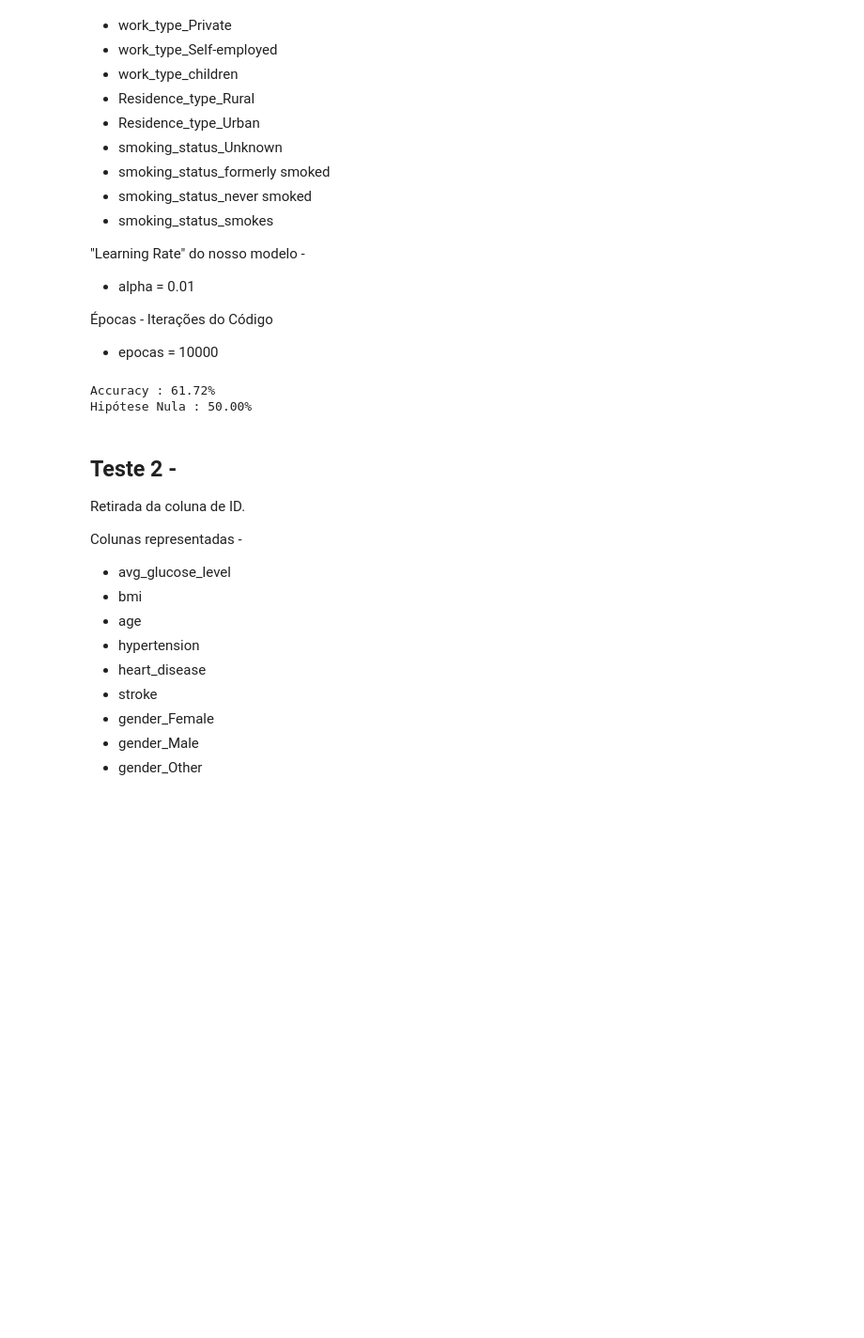
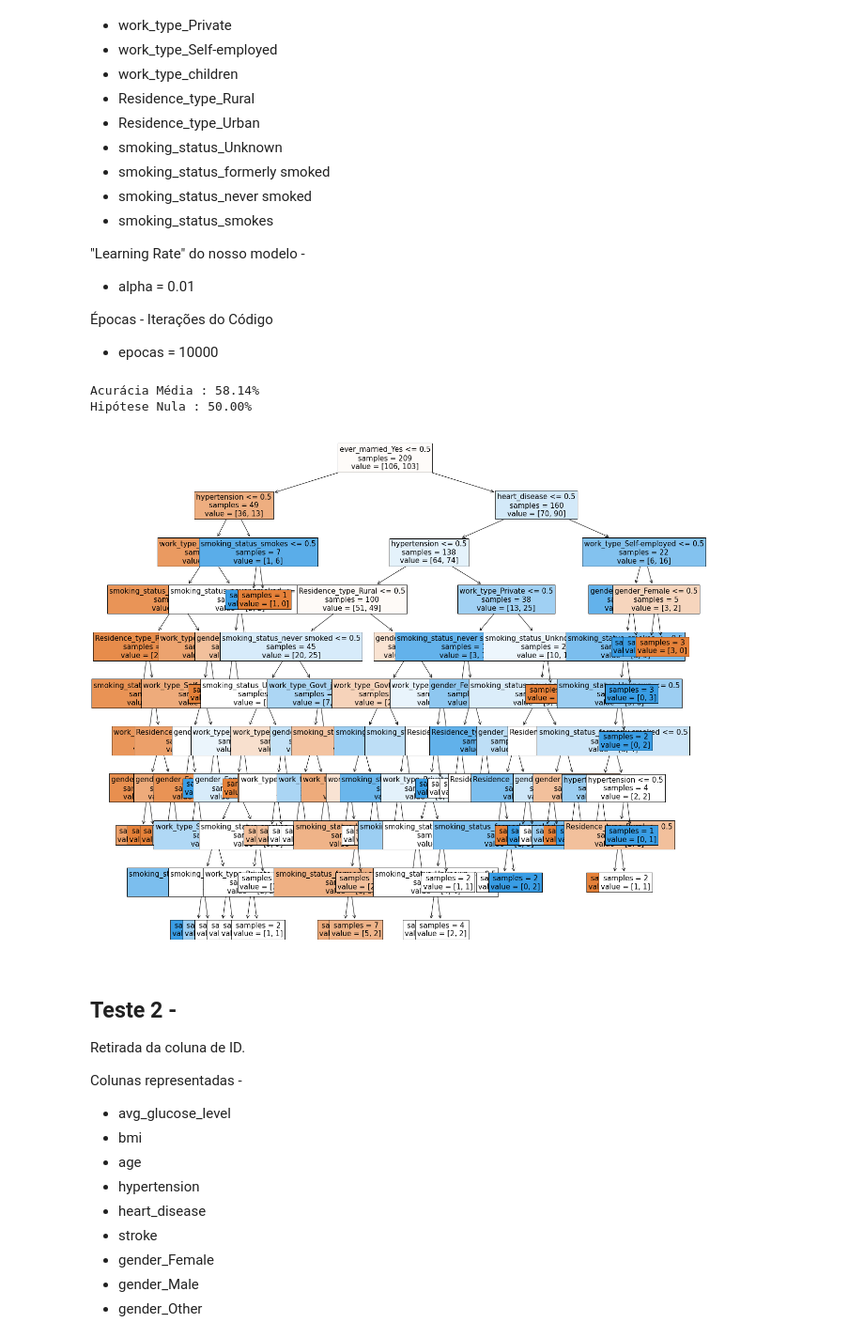
Before and after one commit to alfredjynx/AVC-Sigma, a Jupyter notebook: demo.ipynb, the cells around one changed output. Shown at 94% size. Saved outputs shown, nothing was run; the diff lists cells and outputs as text; code cells hidden in the pictures; blank space fills up the shorter version.

```diff
--- a/demo.ipynb
+++ b/demo.ipynb
@@ -776,30 +862,43 @@ y
 # Criação de Matrizes de Treinamento e de Teste, para podermos conferir a acurácia do processo de predição
 X_train, X_test, Y_train, Y_test = train_test_split(x, y, train_size=0.5)
 
-# criação da árvore de decisão
-tree = DecisionTreeClassifier(criterion='entropy')
+# lista que armazena os valores da acurácia de cada iteração do modelo
+acuracia = []
 
-# Agora, vamos usar o método .fit() para ajustar os parâmetros da árvore:
-tree.fit(X_train, Y_train)
+# Realizar o processo de criação de árvore 100 vezes, para termos uma ideia melhor do desempenho do modelo
+for _ in range(100):
 
-# Tentando prever os AVCs
-y_pred = tree.predict(X_test)
+    # criação da árvore de decisão
+    tree = DecisionTreeClassifier(criterion='entropy')
 
-# Calculando Acurácia
-acc = accuracy_score(y_pred,Y_test)
+    # Agora, vamos usar o método .fit() para ajustar os parâmetros da árvore:
+    tree.fit(X_train, Y_train)
 
-# Prints
-print(f'Accuracy : {acc*100:.2f}%')
-print(f'Hipótese Nula : {(df_stroke.value_counts().sort_values().max()/df_stroke.shape[0])*100:.2f}%')
+    # Tentando prever os AVCs
+    y_pred = tree.predict(X_test)
 
+    # Calculando Acurácia
+    acc = accuracy_score(y_pred,Y_test)
+    acuracia.append(acc)
 
-# Visualização da Árvore de Decisão que foi gerada
-# plt.figure( figsize=(20,20) )
-# a = plot_tree(tree, feature_names=df_features.columns, fontsize=15,
-#               node_ids=False, impurity=False, filled=True)
+# gravando os resultados em CSV
+df_acc = pd.DataFrame({'Accuracy':acuracia})
+df_acc['Accuracy'] *= 100
+df_acc.to_csv('data/tree/teste1.csv')
-# %% [output]
-Accuracy : 61.72%
-Hipótese Nula : 50.00%
+# %%
+acuracia = pd.read_csv('data/tree/teste1.csv')['Accuracy'].mean()
+print(f'Acurácia Média : {np.mean(acuracia):.2f}%')
+print(f'Hipótese Nula : {(df_stroke.value_counts().sort_values().max()/df_stroke.shape[0])*100:.2f}%')
+# %% [output]
+Acurácia Média : 58.14%
+Hipótese Nula : 50.00%
+# %%
+# Visualização da Árvore de Decisão que foi gerada
+plt.figure( figsize=(20,20) )
+a = plot_tree(tree, feature_names=df_features.columns, fontsize=15,
+              node_ids=False, impurity=False, filled=True)
+# %% [output]
+[figure, added]
 # %% [markdown]
 ## Teste 2 -
 Retirada da coluna de ID.
```
Also changed, not shown: parts of 28 cells of this notebook, 7 other files.
